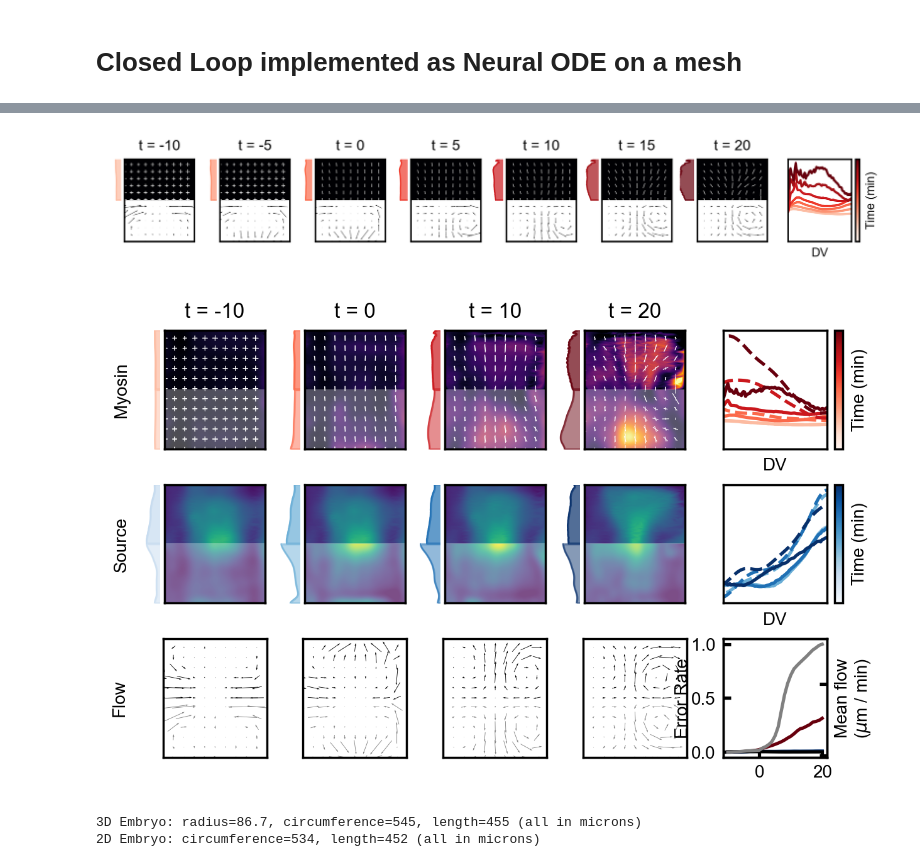
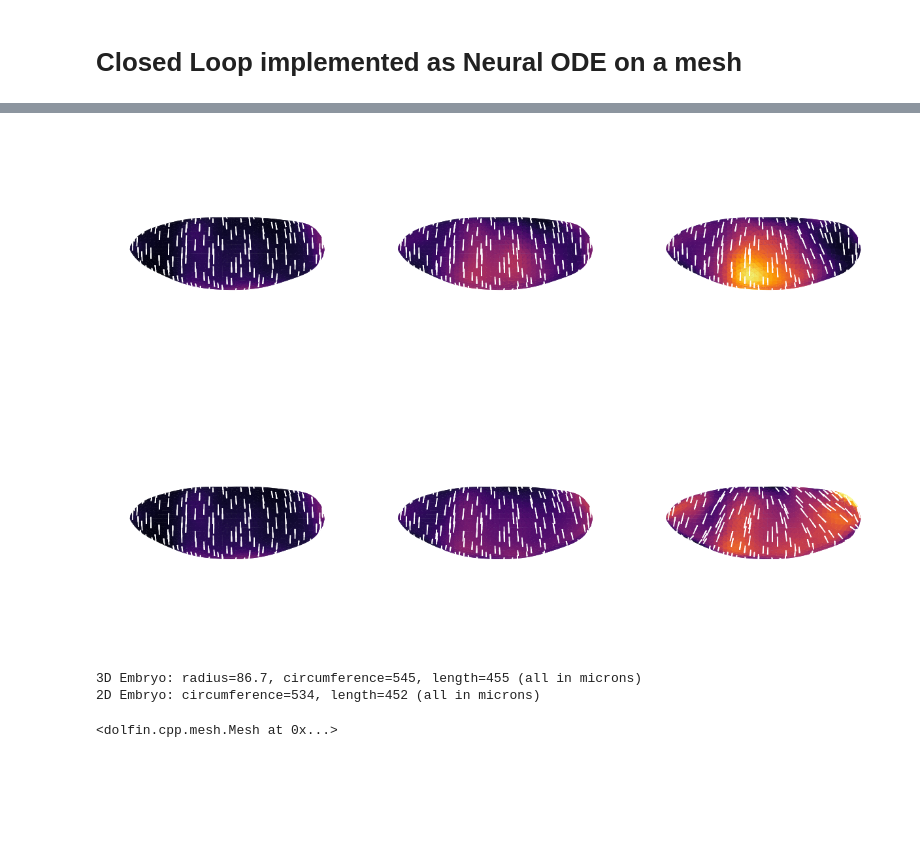
Before and after one commit to jcolen/drosophila_morphogenesis, a Jupyter notebook: ClosedLoop_Mesh.ipynb, the cells around one changed output, grey strips where cells are left out. Saved outputs shown, nothing was run; the diff lists cells and outputs as text; code cells hidden in the pictures; blank space fills up the shorter version.

```diff
--- a/ClosedLoop_Mesh.ipynb
+++ b/ClosedLoop_Mesh.ipynb
@@ -304,13 +308,15 @@ Done
-# %%
-sqh_vel_plot(m, v, t0, dt=5)
-comparison_plot(t0,
-                ('Myosin', m, m0),
-                ('Source', s, s0),
-                ('Flow', v, v0),
-                dt=10)
-# %% [output]
-[figure, removed]
-[figure, removed]
+# %%
+from utils.geometry.plot_utils import *
+fig, ax = plt.subplots(2, 3, dpi=250, subplot_kw=dict(projection='3d'))
+
+mnorm = np.linalg.norm(m0, axis=(1, 2))
+vmin, vmax = np.min(mnorm), np.max(mnorm)
+
+for i in range(3):
+    plot_tensor3D(ax[0, i], pull_from_tangent_space(m0[i*10]), vmin=vmin, vmax=vmax)
+    plot_tensor3D(ax[1, i], pull_from_tangent_space(m[i*10].reshape([2, 2, 236, 200])), vmin=vmin, vmax=vmax)
+# %% [output]
+[figure, added]
 # %%
 from utils.geometry.geometry_utils import embryo_mesh
 from fenics import MeshEditor
@@ -327,3 +333,7 @@ print(f'2D Embryo: circumference={dv_max-dv_min:.3g}, length={ap_max-ap_min:.3g}
 # %% [output]
 3D Embryo: radius=86.7, circumference=545, length=455 (all in microns)
 2D Embryo: circumference=534, length=452 (all in microns)
+# %%
+embryo_mesh
+# %% [output]
+<dolfin.cpp.mesh.Mesh at 0x...>
```
Also changed, not shown: parts of 1 cell of this notebook, 13 other files.
